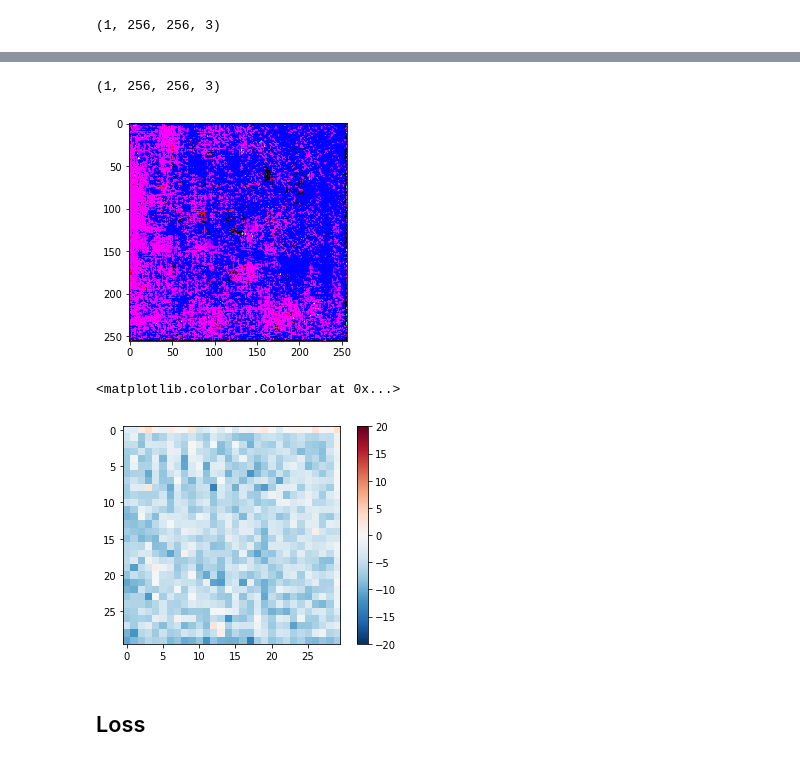
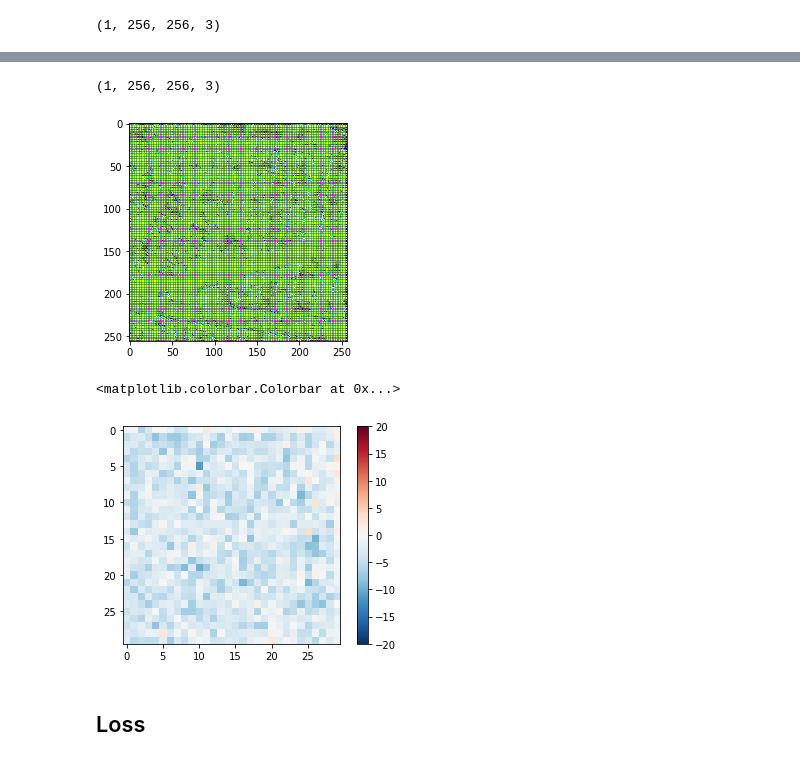
Before and after one commit to riley-mld/Pix2Pix, a Jupyter notebook: Pix2Pix.ipynb, the cells around one changed output, grey strips where cells are left out. Cells and saved outputs as stored; diff of their text form; code cells hidden in the pictures.

```diff
--- a/Pix2Pix.ipynb
+++ b/Pix2Pix.ipynb
@@ -223,13 +223,13 @@ def Generator(use_t_conv=True):
 
     # Define decoder
     up_stack = [
-        upsample(512, 4, apply_dropout=True, use_transpose_conv=use_t_conv), # (B, 2, 2, 1024)
-        upsample(512, 4, apply_dropout=True, use_transpose_conv=use_t_conv), # (B, 4, 4, 1024)
-        upsample(512, 4, apply_dropout=True, use_transpose_conv=use_t_conv), # (B, 8, 8, 1024)
-        upsample(512, 4, use_transpose_conv=use_t_conv), # (B, 16, 16, 1024)
-        upsample(256, 4, use_transpose_conv=use_t_conv), # (B, 32, 32, 512)
-        upsample(128, 4, use_transpose_conv=use_t_conv), # (B, 64, 64, 256)
-        upsample(64, 4, use_transpose_conv=use_t_conv), # (B, 128, 128, 128)
+        upsample(512, 4, apply_dropout=True, use_transpose_conv=use_t_conv), # (B, 2, 2, 1536)
+        upsample(512, 4, apply_dropout=True, use_transpose_conv=use_t_conv), # (B, 4, 4, 1536)
+        upsample(512, 4, apply_dropout=True, use_transpose_conv=use_t_conv), # (B, 8, 8, 1536)
+        upsample(512, 4, use_transpose_conv=use_t_conv), # (B, 16, 16, 1536)
+        upsample(256, 4, use_transpose_conv=use_t_conv), # (B, 32, 32, 768)
+        upsample(128, 4, use_transpose_conv=use_t_conv), # (B, 64, 64, 384)
+        upsample(64, 4, use_transpose_conv=use_t_conv), # (B, 128, 128, 192)
     ]
 
     initializer = tf.random_normal_initializer(0.0, 0.02)
@@ -250,17 +250,20 @@ def Generator(use_t_conv=True):
 
     # Downsampling
     # Try adding both raw and conv pixels in skip connections
-    skips = []
+    skips_raw = []
+    skips_conv = []
     for down in down_stack:
+        skips_raw.append(x)
         x = down(x)
-        skips.append(x)
+        skips_conv.append(x)
 
-    skips = reversed(skips[:-1])
+    skips_raw = reversed(skips_raw[:-1])
+    skips_conv = reversed(skips_conv[:-1])
 
     # Upsampling
-    for up, skip in zip(up_stack, skips):
+    for up, skip_raw, skip_conv in zip(up_stack, skips_raw, skips_conv):
         x = up(x)
-        x = concat([x, skip])
+        x = concat([x, skip_raw, skip_conv])
 
     # Last layer
     for last in lasts:
@@ -268,7 +271,7 @@ def Generator(use_t_conv=True):
 
     return tf.keras.Model(inputs=inputs, outputs=x)
 # %%
-generator = Generator(use_t_conv=False)
+generator = Generator(use_t_conv=True)
 
 gen_output = generator(m_inp[tf.newaxis, ...], training=False)
 plt.imshow(gen_output[0, ...])
@@ -279,5 +282,5 @@ W0813 17:41:00.997799 21788 image.py:693] Clipping input data to the valid range
 (1, 256, 256, 3)
-[figure, old version]
+[figure, new version]
 # %%
 def Discriminator():
     """Define discriminator network."""
@@ -311,7 +314,7 @@ plt.imshow(disc_out[0, ..., -1], vmin=-20, vmax=20, cmap='RdBu_r')
 plt.colorbar()
 # %% [output]
 <matplotlib.colorbar.Colorbar at 0x...>
-[figure, old version]
+[figure, new version]
 # %% [markdown]
 ## Loss
 # %%
```
Also changed, not shown: parts of 17 cells of this notebook.
